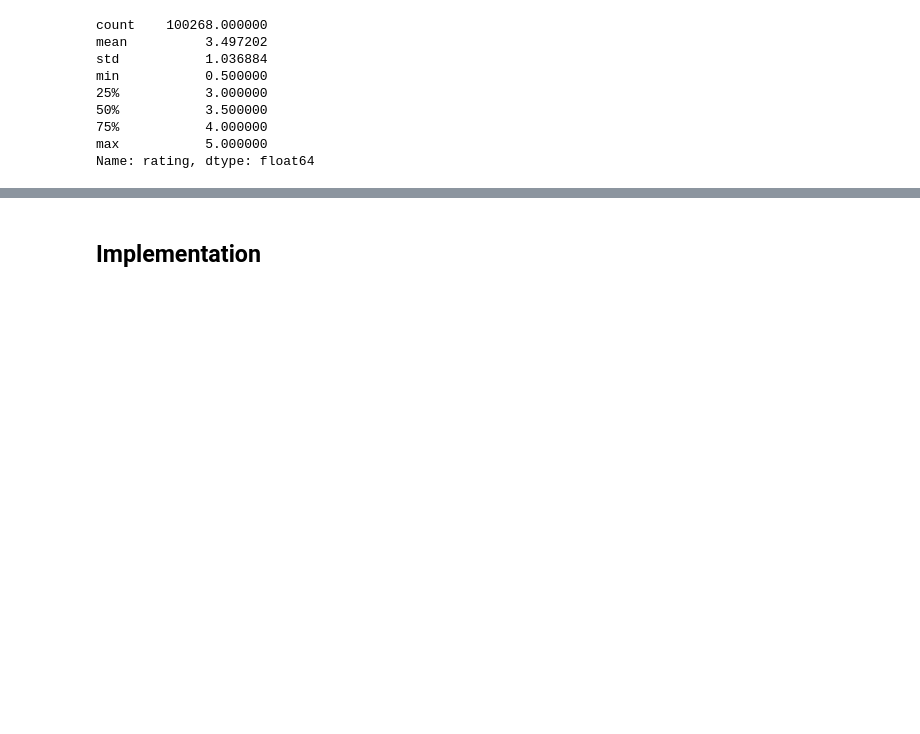
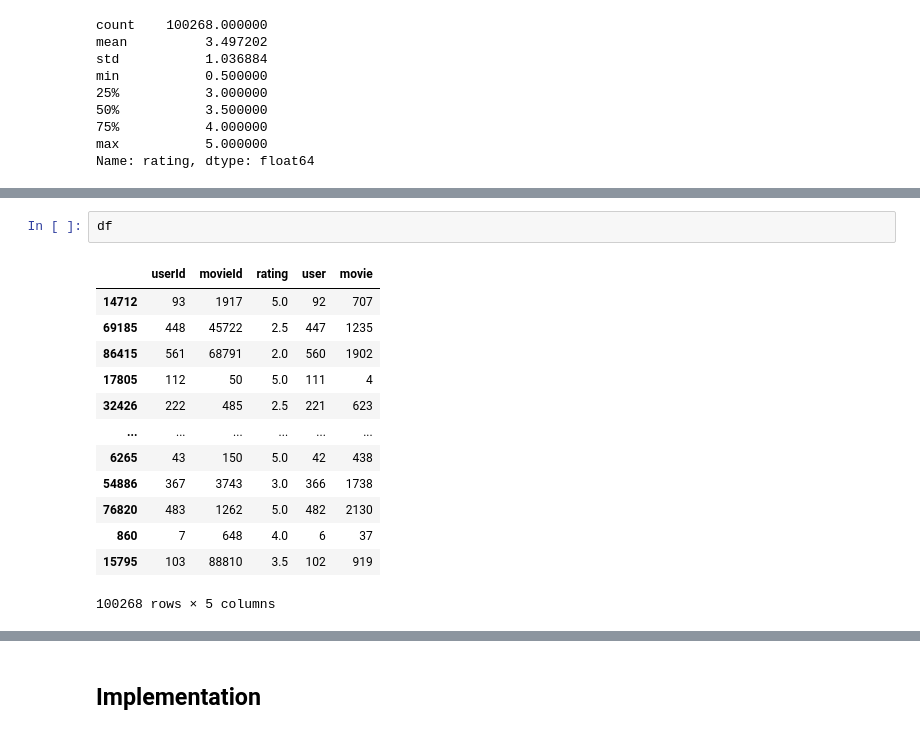
Before and after one commit to Nutdanai1221/Movie-Recommender-System, a Jupyter notebook: notebooks/movie-lens-recomendation.ipynb, the cells around one changed output, grey strips where cells are left out. Cells and saved outputs as stored; diff of their text form; blank space fills up the shorter version.

```diff
--- a/notebooks/movie-lens-recomendation.ipynb
+++ b/notebooks/movie-lens-recomendation.ipynb
@@ -750,0 +1028,16 @@ Name: rating, dtype: float64
+# %%
+df
+# %% [output]
+|  | userId | movieId | rating | user | movie |
+| 14712 | 93 | 1917 | 5.0 | 92 | 707 |
+| 69185 | 448 | 45722 | 2.5 | 447 | 1235 |
+| 86415 | 561 | 68791 | 2.0 | 560 | 1902 |
+| 17805 | 112 | 50 | 5.0 | 111 | 4 |
+| 32426 | 222 | 485 | 2.5 | 221 | 623 |
+| ... | ... | ... | ... | ... | ... |
+| 6265 | 43 | 150 | 5.0 | 42 | 438 |
+| 54886 | 367 | 3743 | 3.0 | 366 | 1738 |
+| 76820 | 483 | 1262 | 5.0 | 482 | 2130 |
+| 860 | 7 | 648 | 4.0 | 6 | 37 |
+| 15795 | 103 | 88810 | 3.5 | 102 | 919 |
+100268 rows × 5 columns
```
Also changed, not shown: parts of 25 cells of this notebook, 9 other files.
